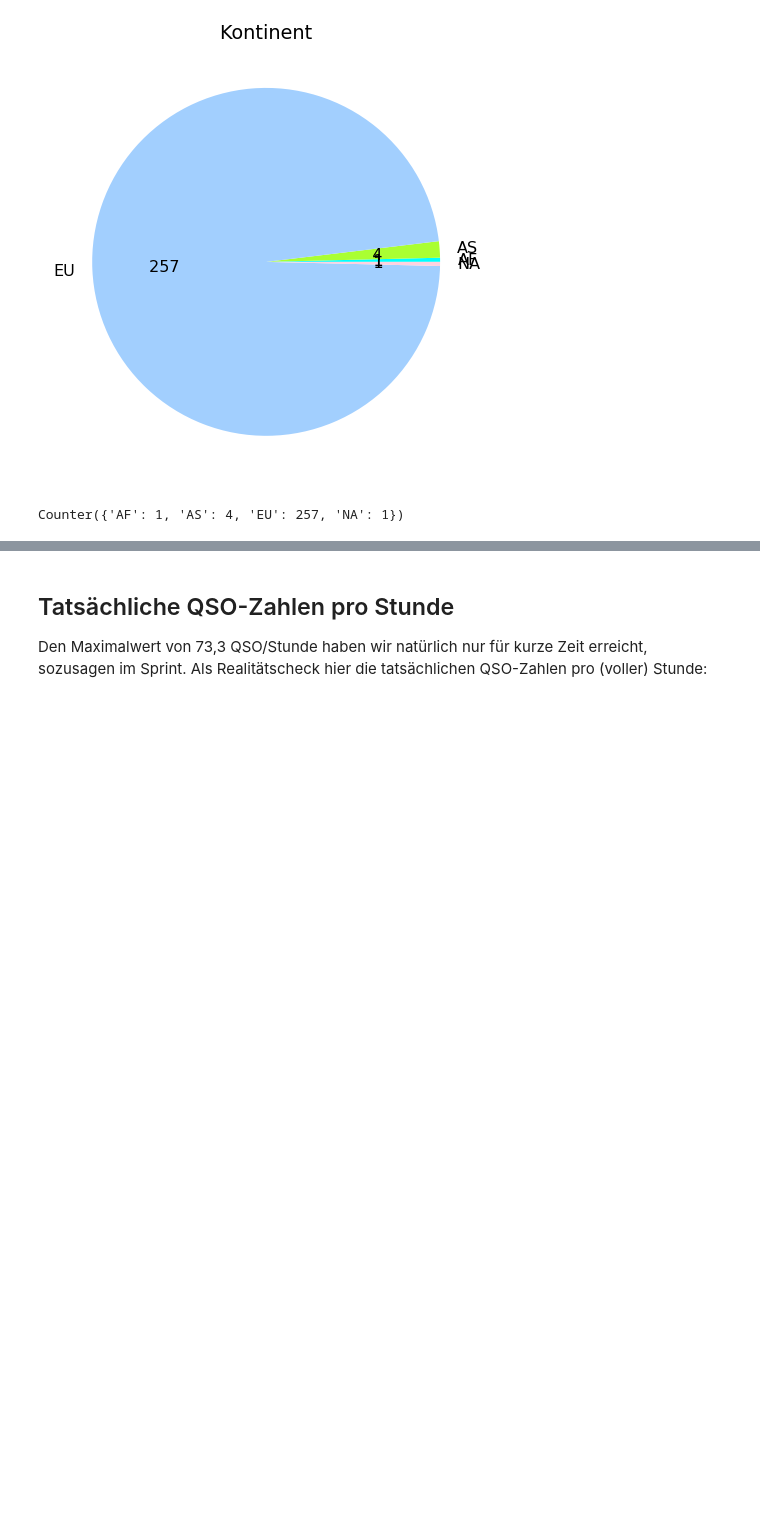
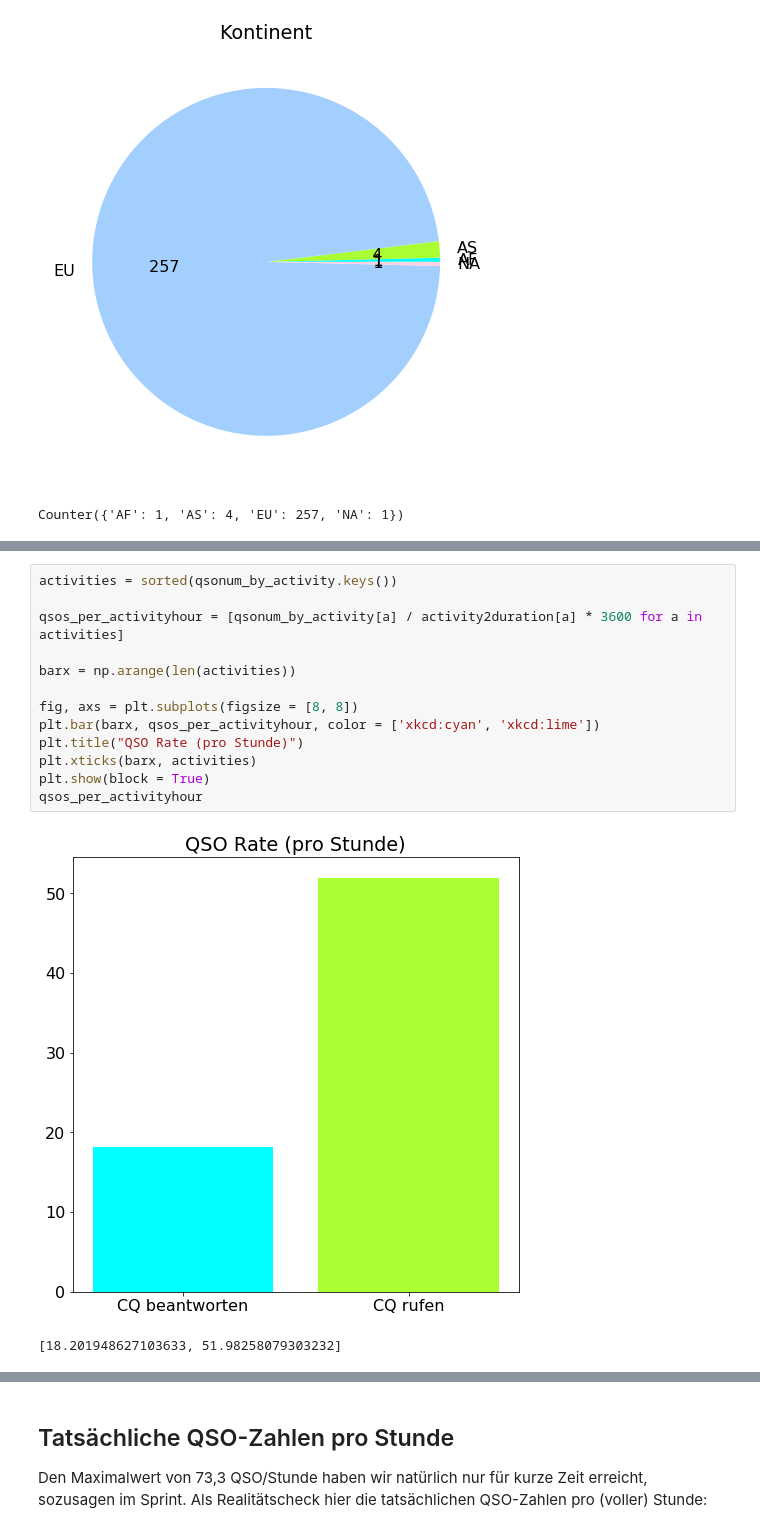
Before and after one commit to aknrdureegaesr/iaru-reg1-fd-dl0abt-2019, a Jupyter notebook: 2019-ssb-fd.ipynb, the cells around one changed output, grey strips where cells are left out. Drawn from its saved outputs; the diff is of its cells as text; blank space fills up the shorter version.

```diff
--- a/2019-ssb-fd.ipynb
+++ b/2019-ssb-fd.ipynb
@@ -188,3 +289,19 @@ if 2 < l:
+# %%
+activities = sorted(qsonum_by_activity.keys())
+
+qsos_per_activityhour = [qsonum_by_activity[a] / activity2duration[a] * 3600 for a in activities]
+
+barx = np.arange(len(activities))
+
+fig, axs = plt.subplots(figsize = [8, 8])
+plt.bar(barx, qsos_per_activityhour, color = ['xkcd:cyan', 'xkcd:lime'])
+plt.title("QSO Rate (pro Stunde)")
+plt.xticks(barx, activities)
+plt.show(block = True)
+qsos_per_activityhour
+# %% [output]
+[figure, added]
+[18.201948627103633, 51.98258079303232]
 # %% [markdown]
 ## QSO-Rate
 
```
Also changed, not shown: parts of 23 cells of this notebook, 2 other files.
